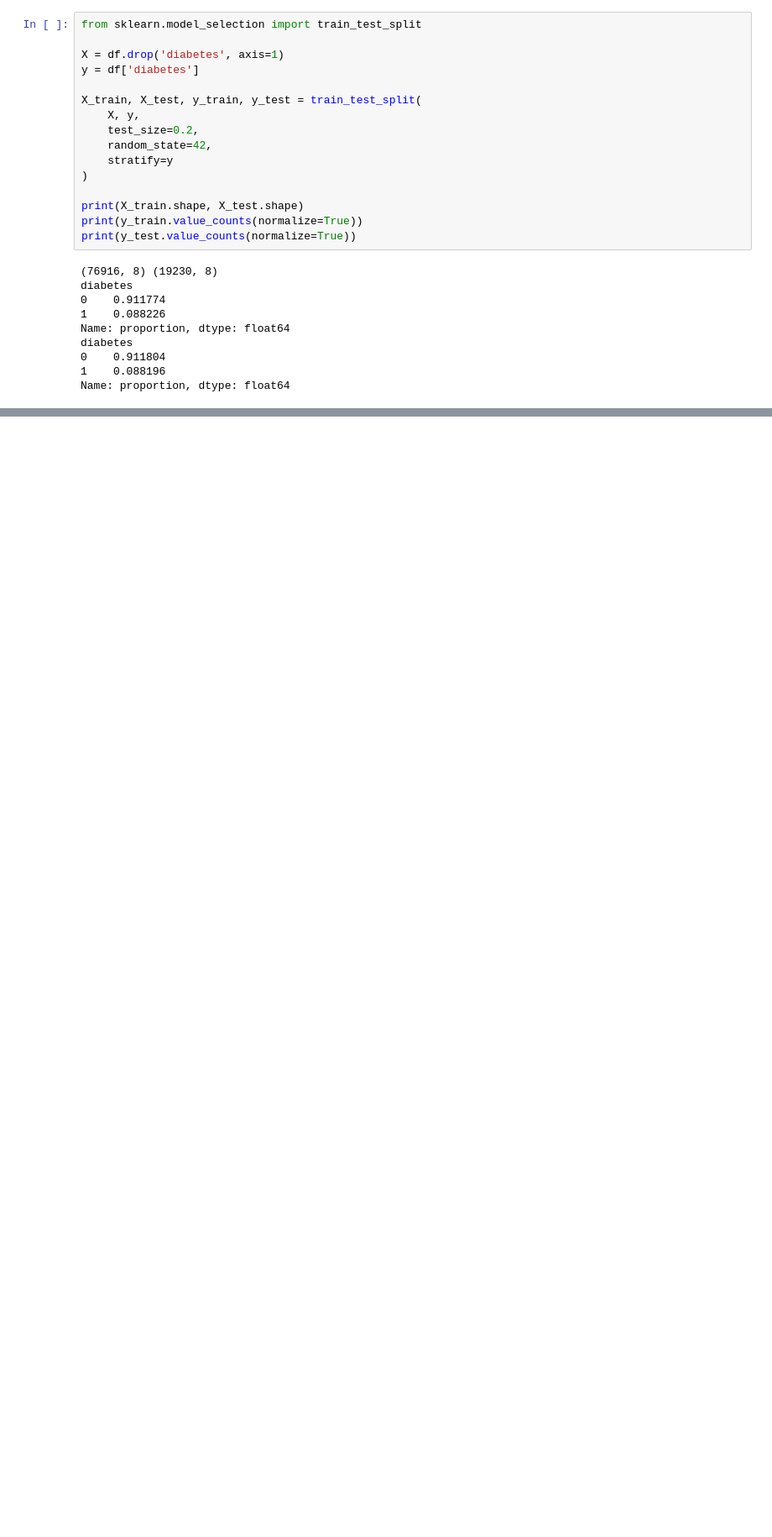
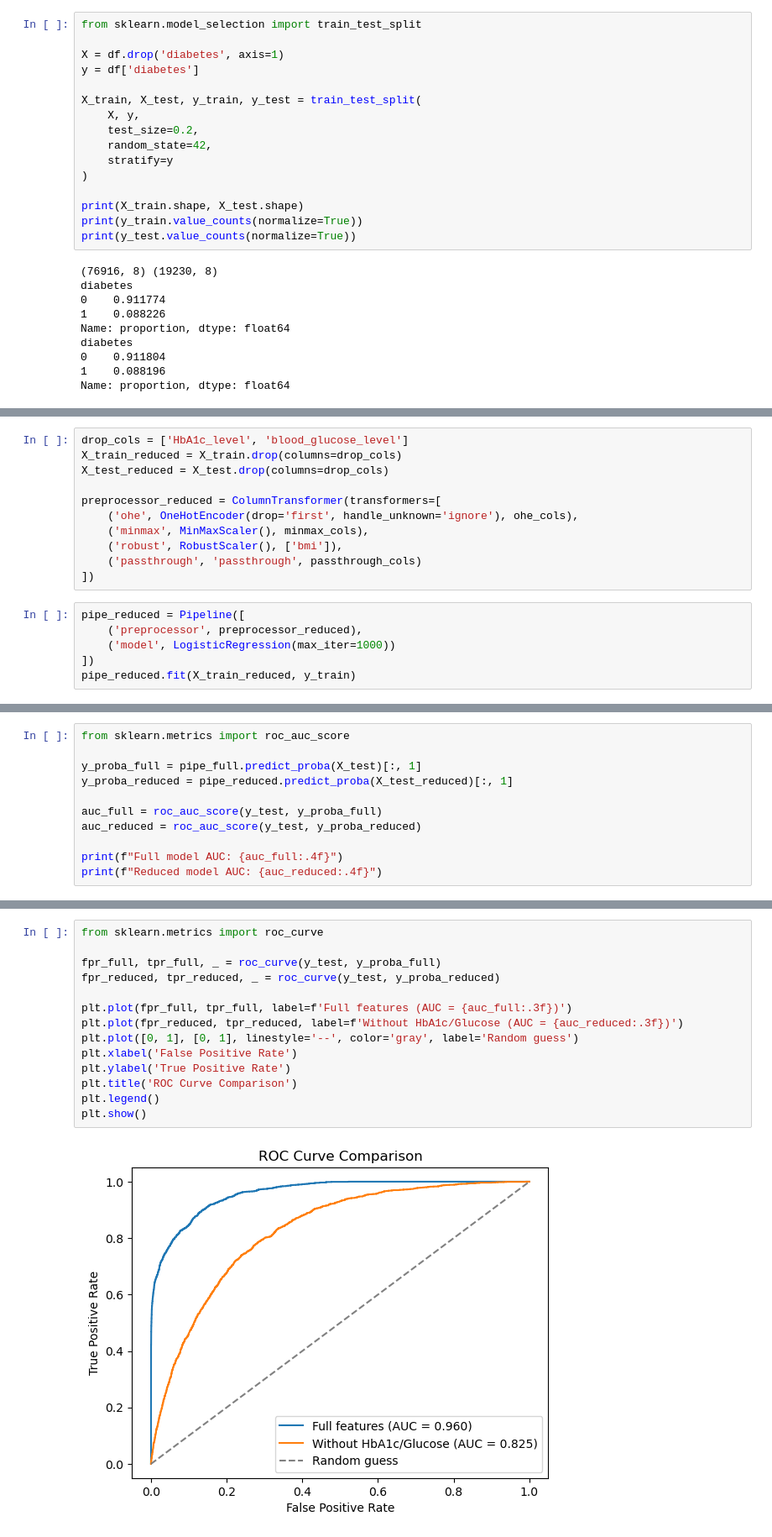
Before and after one commit to PranayBhardwaj29/diabetes-predictor, a Jupyter notebook: notebook/model_training.ipynb, the cells around one changed output, grey strips where cells are left out. Shown at 84% size. Cells and saved outputs as stored; diff of their text form; blank space fills up the shorter version.

```diff
--- a/notebook/model_training.ipynb
+++ b/notebook/model_training.ipynb
@@ -207,0 +248,17 @@ Name: proportion, dtype: float64
+# %%
+drop_cols = ['HbA1c_level', 'blood_glucose_level']
+X_train_reduced = X_train.drop(columns=drop_cols)
+X_test_reduced = X_test.drop(columns=drop_cols)
+
+preprocessor_reduced = ColumnTransformer(transformers=[
+    ('ohe', OneHotEncoder(drop='first', handle_unknown='ignore'), ohe_cols),
+    ('minmax', MinMaxScaler(), minmax_cols),
+    ('robust', RobustScaler(), ['bmi']),
+    ('passthrough', 'passthrough', passthrough_cols)
+])
+# %%
+pipe_reduced = Pipeline([
+    ('preprocessor', preprocessor_reduced),
+    ('model', LogisticRegression(max_iter=1000))
+])
+pipe_reduced.fit(X_train_reduced, y_train)
@@ -207,0 +280,11 @@ Name: proportion, dtype: float64
+# %%
+from sklearn.metrics import roc_auc_score
+
+y_proba_full = pipe_full.predict_proba(X_test)[:, 1]
+y_proba_reduced = pipe_reduced.predict_proba(X_test_reduced)[:, 1]
+
+auc_full = roc_auc_score(y_test, y_proba_full)
+auc_reduced = roc_auc_score(y_test, y_proba_reduced)
+
+print(f"Full model AUC: {auc_full:.4f}")
+print(f"Reduced model AUC: {auc_reduced:.4f}")
@@ -207,0 +294,16 @@ Name: proportion, dtype: float64
+# %%
+from sklearn.metrics import roc_curve
+
+fpr_full, tpr_full, _ = roc_curve(y_test, y_proba_full)
+fpr_reduced, tpr_reduced, _ = roc_curve(y_test, y_proba_reduced)
+
+plt.plot(fpr_full, tpr_full, label=f'Full features (AUC = {auc_full:.3f})')
+plt.plot(fpr_reduced, tpr_reduced, label=f'Without HbA1c/Glucose (AUC = {auc_reduced:.3f})')
+plt.plot([0, 1], [0, 1], linestyle='--', color='gray', label='Random guess')
+plt.xlabel('False Positive Rate')
+plt.ylabel('True Positive Rate')
+plt.title('ROC Curve Comparison')
+plt.legend()
+plt.show()
+# %% [output]
+[figure, added]
```
Also changed, not shown: parts of 7 cells of this notebook.
